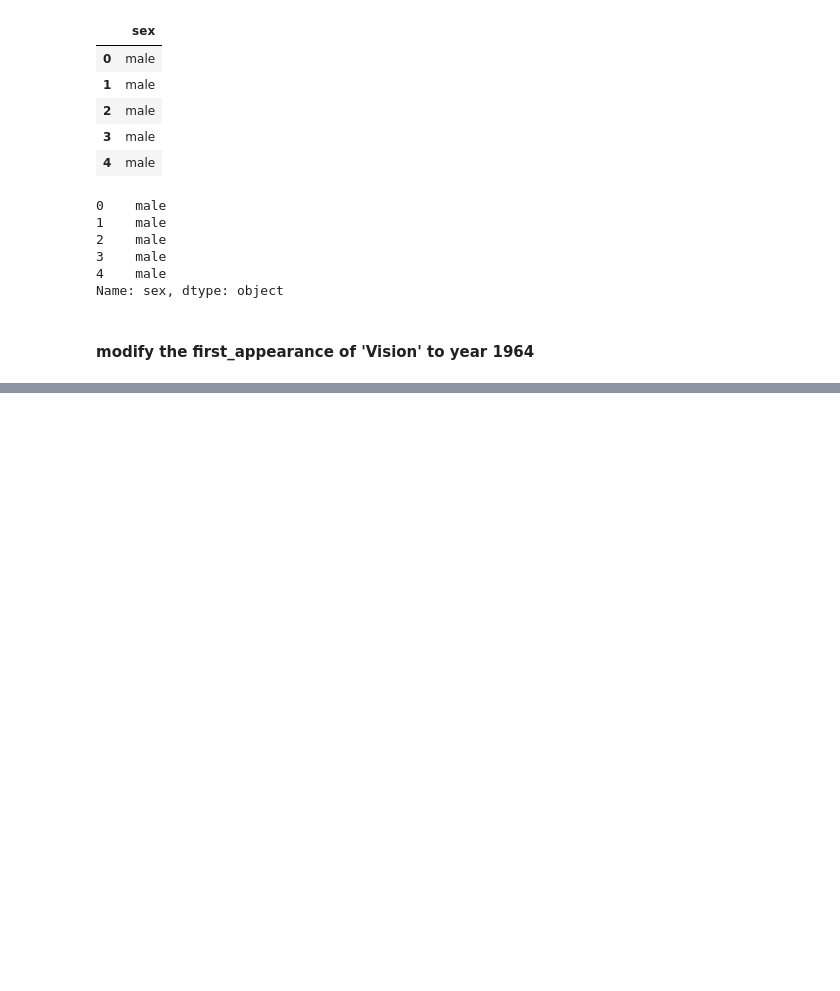
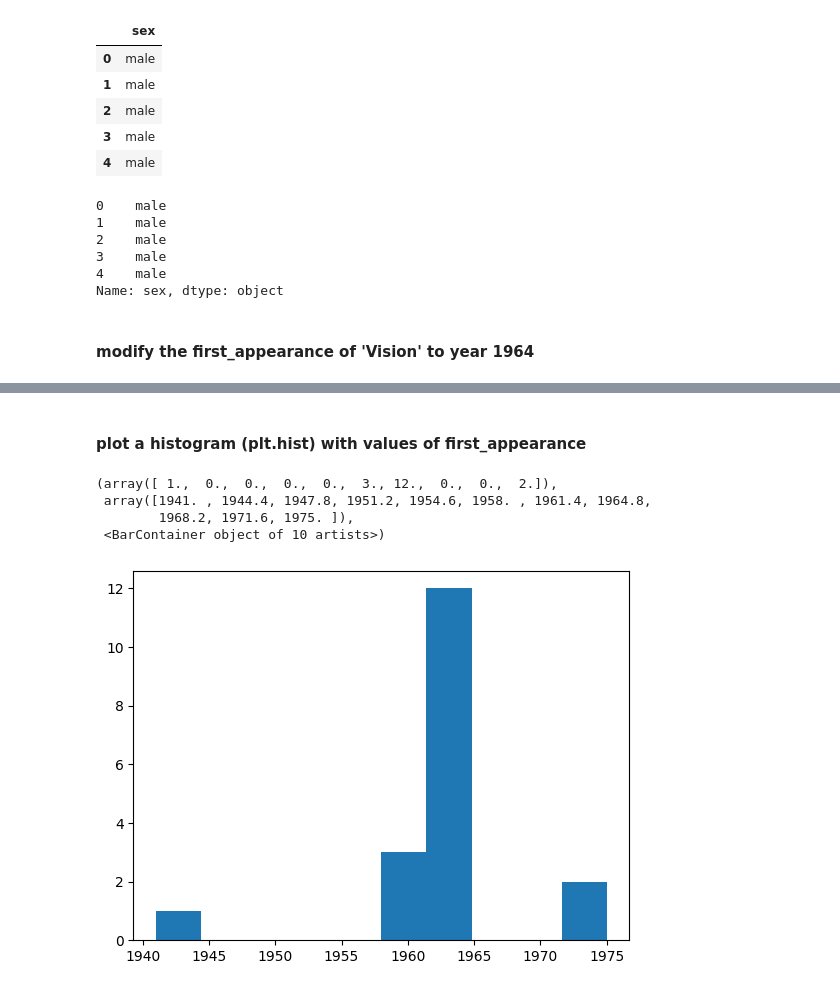
Before and after one commit to depa-tto/Python-course, a Jupyter notebook: ds_course.ipynb, the cells around one changed output, grey strips where cells are left out. Saved outputs shown, nothing was run; the diff lists cells and outputs as text; code cells hidden in the pictures; blank space fills up the shorter version.

```diff
--- a/ds_course.ipynb
+++ b/ds_course.ipynb
@@ -2523,0 +2544,2 @@ Name: sex, dtype: object
+# %%
+marvel_df.loc[19, 'first_appearance'] = 1964
@@ -2523,0 +2568,2 @@ Name: sex, dtype: object
+# %%
+marvel_df['years_sice'] = 2024 - marvel_df['first_appearance']
@@ -2523,0 +2614,10 @@ Name: sex, dtype: object
+# %% [markdown]
+#### plot a histogram (plt.hist) with values of first_appearance
+# %%
+plt.hist(marvel_df.first_appearance)
+# %% [output]
+(array([ 1.,  0.,  0.,  0.,  0.,  3., 12.,  0.,  0.,  2.]),
+ array([1941. , 1944.4, 1947.8, 1951.2, 1954.6, 1958. , 1961.4, 1964.8,
+        1968.2, 1971.6, 1975. ]),
+ <BarContainer object of 10 artists>)
+[figure, added]
```
Also changed, not shown: parts of 89 cells of this notebook, 2 other files.
